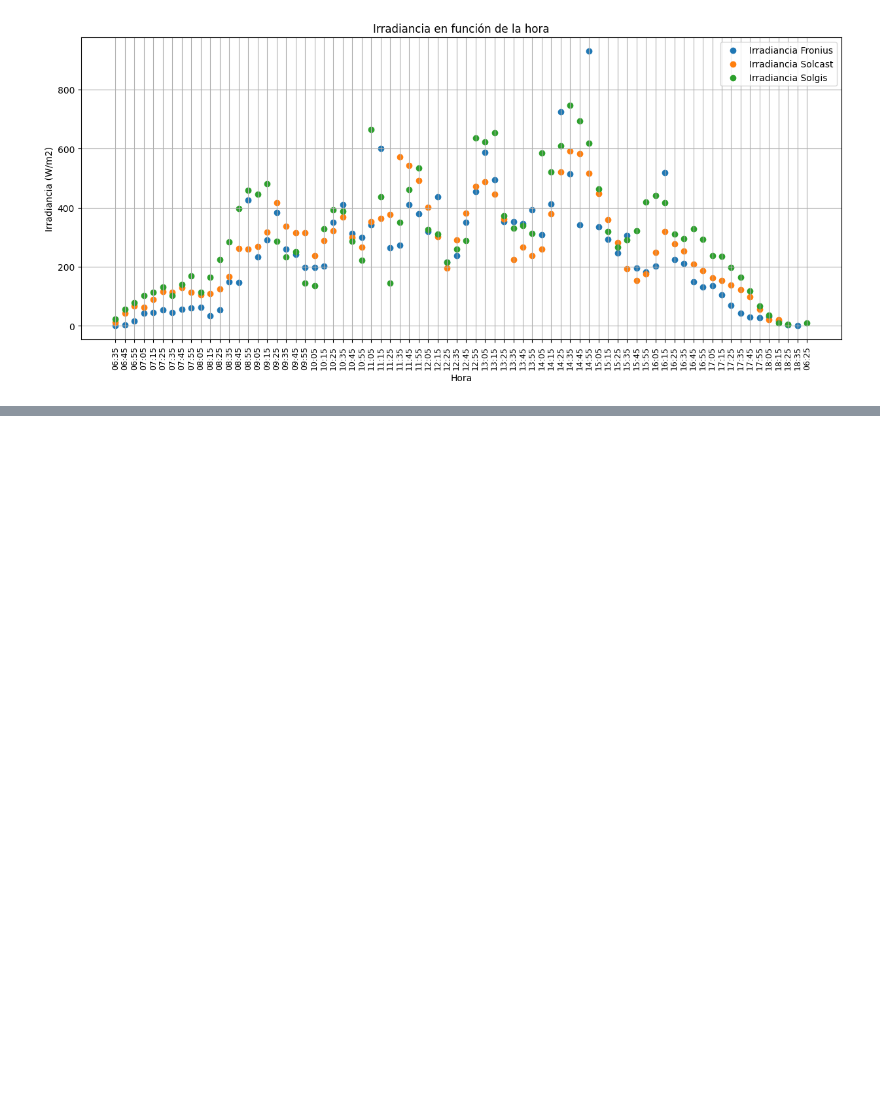
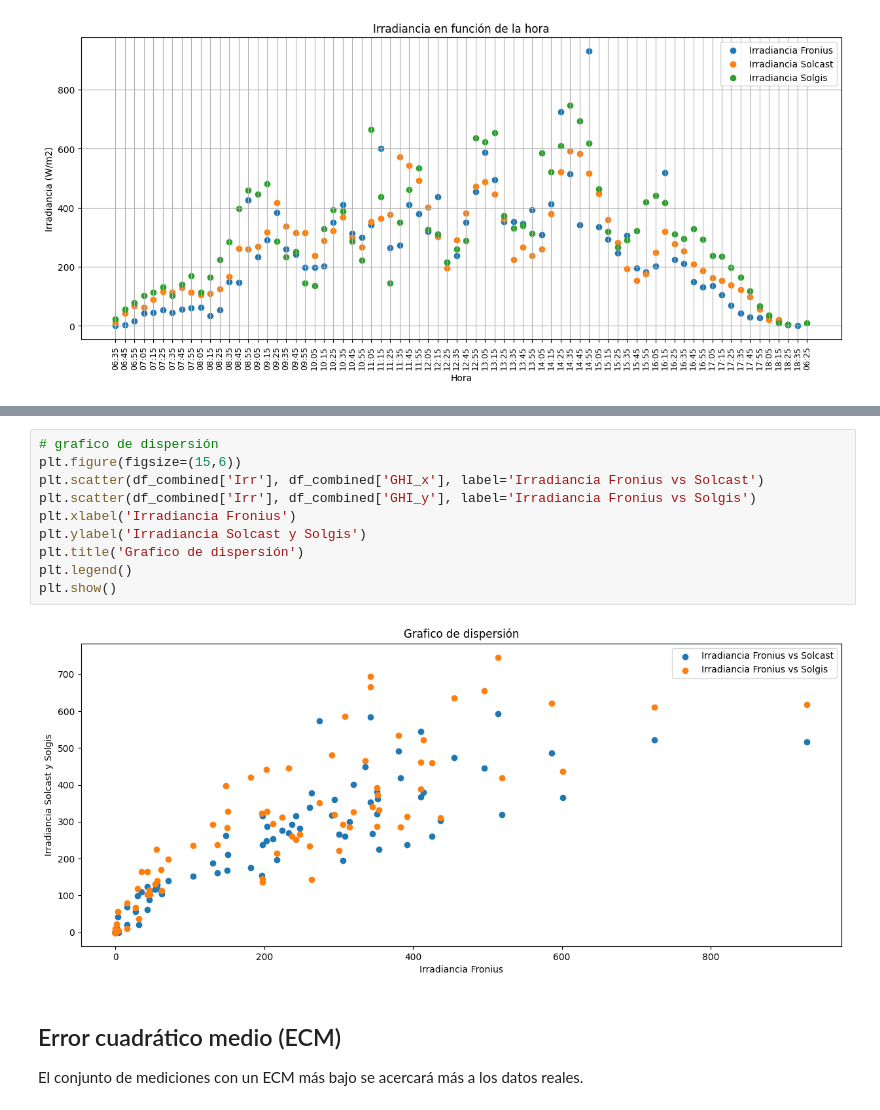
Before and after one commit to GustavoUNAL/Solar-1.233102--77.292833-, a Jupyter notebook: Notebooks/02-2023/solcast_13-02-2023.ipynb, the cells around one changed output, grey strips where cells are left out. Saved outputs shown, nothing was run; the diff lists cells and outputs as text; blank space fills up the shorter version.

```diff
--- a/Notebooks/02-2023/solcast_13-02-2023.ipynb
+++ b/Notebooks/02-2023/solcast_13-02-2023.ipynb
@@ -347,0 +378,16 @@ plt.show()
+# %%
+# grafico de dispersión
+plt.figure(figsize=(15,6))
+plt.scatter(df_combined['Irr'], df_combined['GHI_x'], label='Irradiancia Fronius vs Solcast')
+plt.scatter(df_combined['Irr'], df_combined['GHI_y'], label='Irradiancia Fronius vs Solgis')
+plt.xlabel('Irradiancia Fronius')
+plt.ylabel('Irradiancia Solcast y Solgis')
+plt.title('Grafico de dispersión')
+plt.legend()
+plt.show()
+# %% [output]
+[figure, added]
+# %% [markdown]
+## Error cuadrático medio (ECM)
+
+El conjunto de mediciones con un ECM más bajo se acercará más a los datos reales.
```
Also changed, not shown: parts of 8 cells of this notebook.
